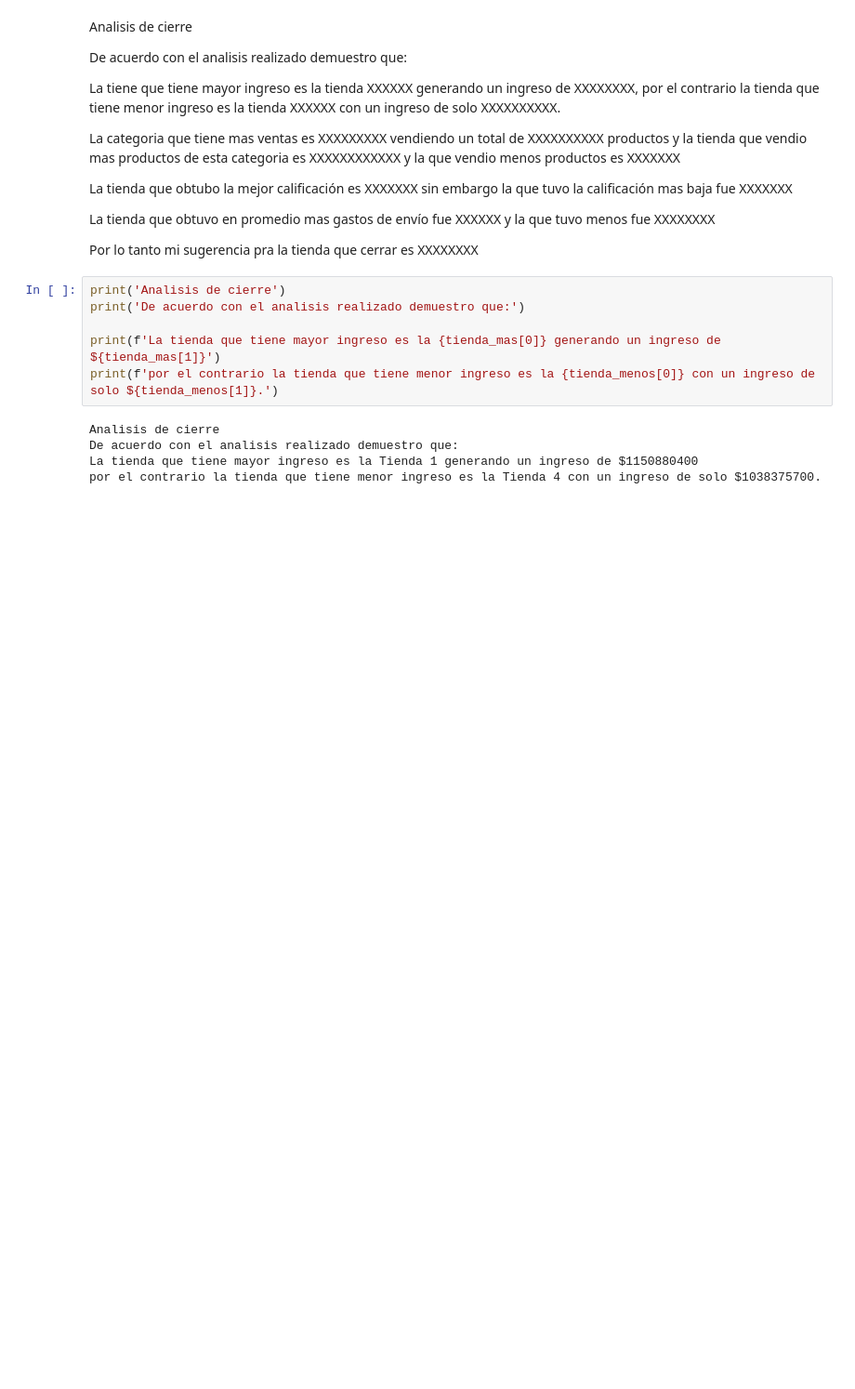
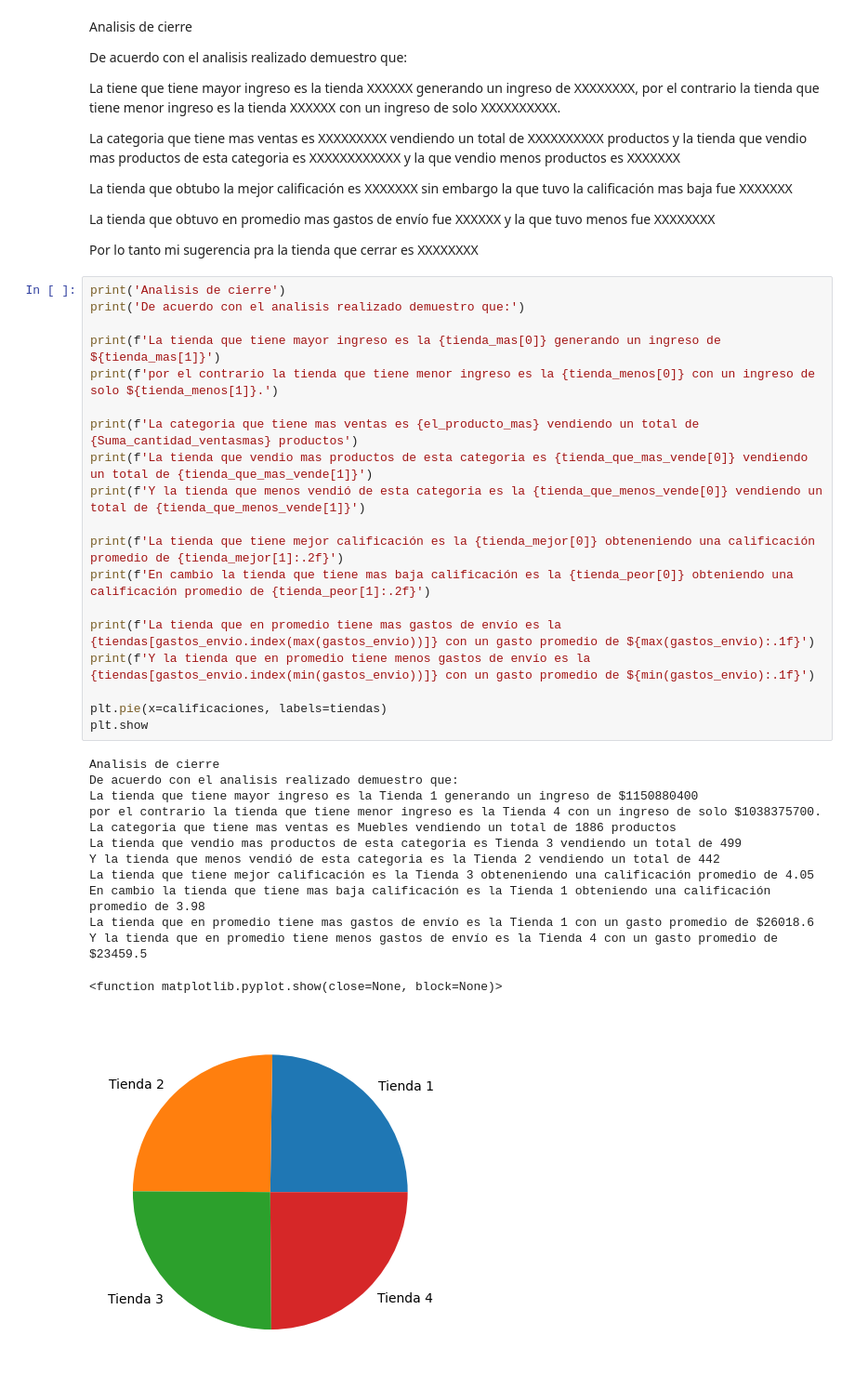
Before and after one commit to GisseYo/challenge1-data-science-latam, a Jupyter notebook: AluraStoreLatam.ipynb, the cells around one changed output. Shown at 93% size. Saved outputs shown, nothing was run; the diff lists cells and outputs as text; blank space fills up the shorter version.

```diff
--- a/AluraStoreLatam.ipynb
+++ b/AluraStoreLatam.ipynb
@@ -253,14 +251,36 @@ La tienda que obtubo la mejor calificación es XXXXXXX sin embargo la que tuvo l
 La tienda que obtuvo en promedio mas gastos de envío fue XXXXXX y la que tuvo menos fue XXXXXXXX
 
 Por lo tanto mi sugerencia pra la tienda que cerrar es XXXXXXXX
-# %%
-print('Analisis de cierre')
-print('De acuerdo con el analisis realizado demuestro que:')
-
-print(f'La tienda que tiene mayor ingreso es la {tienda_mas[0]} generando un ingreso de ${tienda_mas[1]}')
-print(f'por el contrario la tienda que tiene menor ingreso es la {tienda_menos[0]} con un ingreso de solo ${tienda_menos[1]}.')
-# %% [output]
-Analisis de cierre
-De acuerdo con el analisis realizado demuestro que:
-La tienda que tiene mayor ingreso es la Tienda 1 generando un ingreso de $1150880400
-por el contrario la tienda que tiene menor ingreso es la Tienda 4 con un ingreso de solo $1038375700.
+# %%
+print('Analisis de cierre')
+print('De acuerdo con el analisis realizado demuestro que:')
+
+print(f'La tienda que tiene mayor ingreso es la {tienda_mas[0]} generando un ingreso de ${tienda_mas[1]}')
+print(f'por el contrario la tienda que tiene menor ingreso es la {tienda_menos[0]} con un ingreso de solo ${tienda_menos[1]}.')
+
+print(f'La categoria que tiene mas ventas es {el_producto_mas} vendiendo un total de {Suma_cantidad_ventasmas} productos')
+print(f'La tienda que vendio mas productos de esta categoria es {tienda_que_mas_vende[0]} vendiendo un total de {tienda_que_mas_vende[1]}')
+print(f'Y la tienda que menos vendió de esta categoria es la {tienda_que_menos_vende[0]} vendiendo un total de {tienda_que_menos_vende[1]}')
+
+print(f'La tienda que tiene mejor calificación es la {tienda_mejor[0]} obteneniendo una calificación promedio de {tienda_mejor[1]:.2f}')
+print(f'En cambio la tienda que tiene mas baja calificación es la {tienda_peor[0]} obteniendo una calificación promedio de {tienda_peor[1]:.2f}')
+
+print(f'La tienda que en promedio tiene mas gastos de envío es la {tiendas[gastos_envio.index(max(gastos_envio))]} con un gasto promedio de ${max(gastos_envio):.1f}')
+print(f'Y la tienda que en promedio tiene menos gastos de envío es la {tiendas[gastos_envio.index(min(gastos_envio))]} con un gasto promedio de ${min(gastos_envio):.1f}')
+
+plt.pie(x=calificaciones, labels=tiendas)
+plt.show
+# %% [output]
+Analisis de cierre
+De acuerdo con el analisis realizado demuestro que:
+La tienda que tiene mayor ingreso es la Tienda 1 generando un ingreso de $1150880400
+por el contrario la tienda que tiene menor ingreso es la Tienda 4 con un ingreso de solo $1038375700.
+La categoria que tiene mas ventas es Muebles vendiendo un total de 1886 productos
+La tienda que vendio mas productos de esta categoria es Tienda 3 vendiendo un total de 499
+Y la tienda que menos vendió de esta categoria es la Tienda 2 vendiendo un total de 442
+La tienda que tiene mejor calificación es la Tienda 3 obteneniendo una calificación promedio de 4.05
+En cambio la tienda que tiene mas baja calificación es la Tienda 1 obteniendo una calificación promedio de 3.98
+La tienda que en promedio tiene mas gastos de envío es la Tienda 1 con un gasto promedio de $26018.6
+Y la tienda que en promedio tiene menos gastos de envío es la Tienda 4 con un gasto promedio de $23459.5
+<function matplotlib.pyplot.show(close=None, block=None)>
+[figure, added]
```
Also changed, not shown: parts of 4 cells of this notebook.
